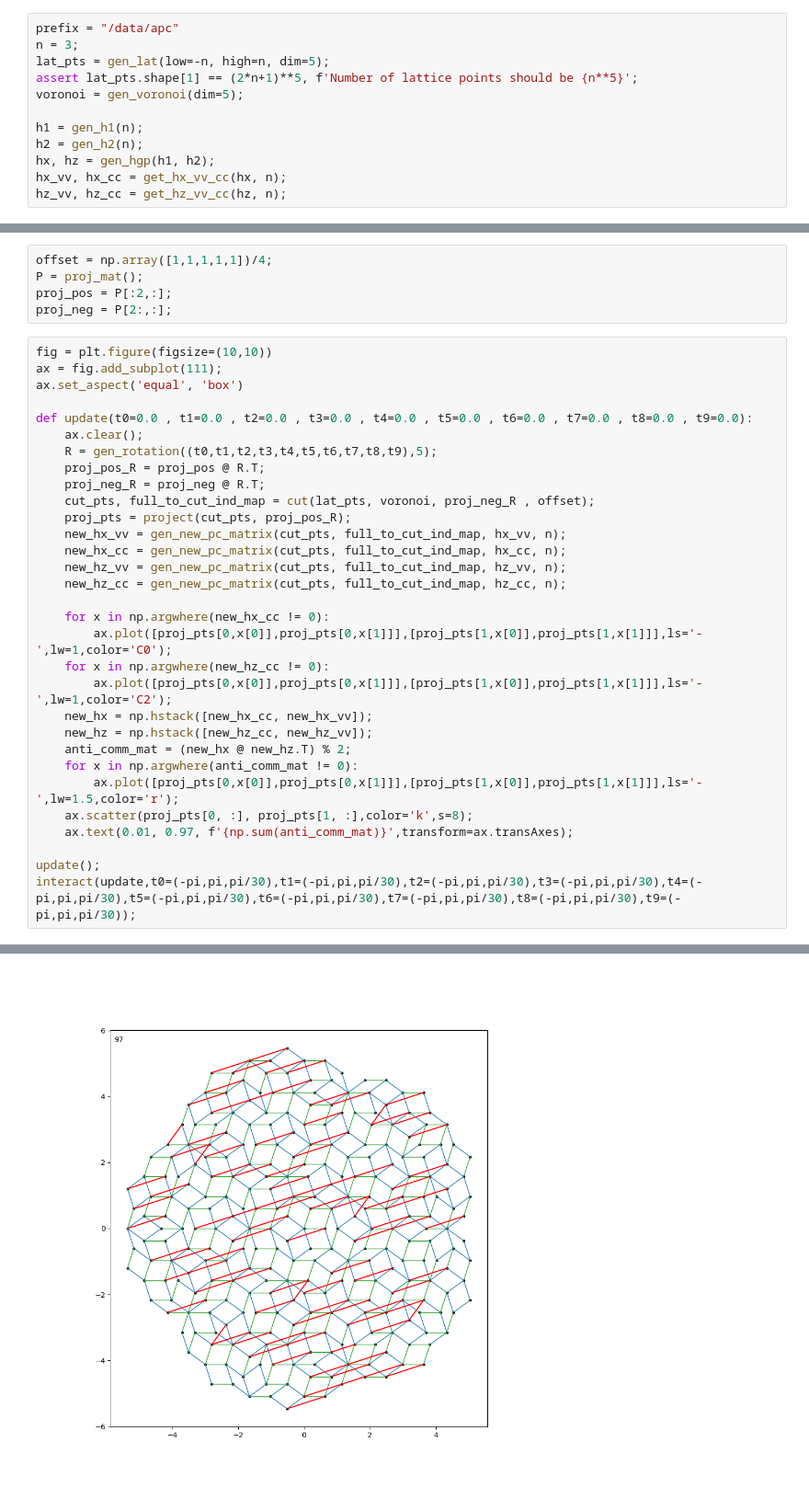
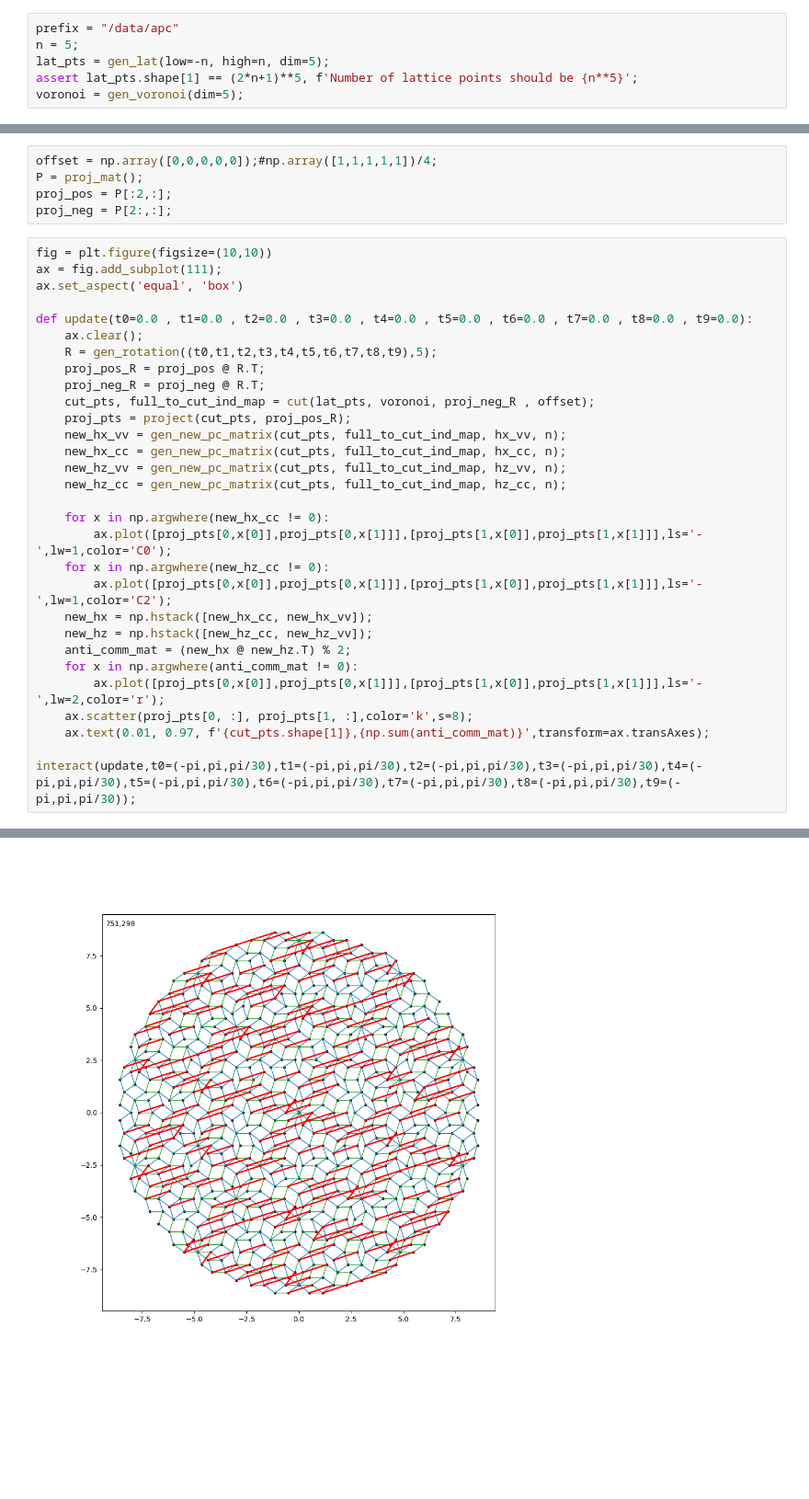
Before and after one commit to Rosetta-Tan/aperiodic-codes, a Jupyter notebook: aperiodic_codes/cut_and_project/rotated_p3.ipynb, the cells around one changed output, grey strips where cells are left out. Shown at 92% size. Cells and saved outputs as stored; diff of their text form; blank space fills up the shorter version.

```diff
--- a/aperiodic_codes/cut_and_project/rotated_p3.ipynb
+++ b/aperiodic_codes/cut_and_project/rotated_p3.ipynb
@@ -11,13 +11,7 @@ import matplotlib.pyplot as plt
 %matplotlib widget
 # %%
 prefix = "/data/apc"
-n = 3;
+n = 5;
 lat_pts = gen_lat(low=-n, high=n, dim=5);
 assert lat_pts.shape[1] == (2*n+1)**5, f'Number of lattice points should be {n**5}';
 voronoi = gen_voronoi(dim=5);
-
-h1 = gen_h1(n);
-h2 = gen_h2(n);
-hx, hz = gen_hgp(h1, h2);
-hx_vv, hx_cc = get_hx_vv_cc(hx, n);
-hz_vv, hz_cc = get_hz_vv_cc(hz, n);
@@ -24,39 +26,38 @@ hz_vv, hz_cc = get_hz_vv_cc(hz, n);
 # %%
-offset = np.array([1,1,1,1,1])/4;
+offset = np.array([0,0,0,0,0]);#np.array([1,1,1,1,1])/4;
 P = proj_mat();
 proj_pos = P[:2,:];
 proj_neg = P[2:,:];
 # %%
 fig = plt.figure(figsize=(10,10))
 ax = fig.add_subplot(111);
 ax.set_aspect('equal', 'box')
 
 def update(t0=0.0 , t1=0.0 , t2=0.0 , t3=0.0 , t4=0.0 , t5=0.0 , t6=0.0 , t7=0.0 , t8=0.0 , t9=0.0):
     ax.clear();
     R = gen_rotation((t0,t1,t2,t3,t4,t5,t6,t7,t8,t9),5);
     proj_pos_R = proj_pos @ R.T;
     proj_neg_R = proj_neg @ R.T;
     cut_pts, full_to_cut_ind_map = cut(lat_pts, voronoi, proj_neg_R , offset);
     proj_pts = project(cut_pts, proj_pos_R);
     new_hx_vv = gen_new_pc_matrix(cut_pts, full_to_cut_ind_map, hx_vv, n);
     new_hx_cc = gen_new_pc_matrix(cut_pts, full_to_cut_ind_map, hx_cc, n);
     new_hz_vv = gen_new_pc_matrix(cut_pts, full_to_cut_ind_map, hz_vv, n);
     new_hz_cc = gen_new_pc_matrix(cut_pts, full_to_cut_ind_map, hz_cc, n);
 
     for x in np.argwhere(new_hx_cc != 0):
         ax.plot([proj_pts[0,x[0]],proj_pts[0,x[1]]],[proj_pts[1,x[0]],proj_pts[1,x[1]]],ls='-',lw=1,color='C0');
     for x in np.argwhere(new_hz_cc != 0):
         ax.plot([proj_pts[0,x[0]],proj_pts[0,x[1]]],[proj_pts[1,x[0]],proj_pts[1,x[1]]],ls='-',lw=1,color='C2');
     new_hx = np.hstack([new_hx_cc, new_hx_vv]);
     new_hz = np.hstack([new_hz_cc, new_hz_vv]);
     anti_comm_mat = (new_hx @ new_hz.T) % 2;
     for x in np.argwhere(anti_comm_mat != 0):
-        ax.plot([proj_pts[0,x[0]],proj_pts[0,x[1]]],[proj_pts[1,x[0]],proj_pts[1,x[1]]],ls='-',lw=1.5,color='r');
+        ax.plot([proj_pts[0,x[0]],proj_pts[0,x[1]]],[proj_pts[1,x[0]],proj_pts[1,x[1]]],ls='-',lw=2,color='r');
     ax.scatter(proj_pts[0, :], proj_pts[1, :],color='k',s=8);
-    ax.text(0.01, 0.97, f'{np.sum(anti_comm_mat)}',transform=ax.transAxes);
+    ax.text(0.01, 0.97, f'{cut_pts.shape[1]},{np.sum(anti_comm_mat)}',transform=ax.transAxes);
 
-update();
 interact(update,t0=(-pi,pi,pi/30),t1=(-pi,pi,pi/30),t2=(-pi,pi,pi/30),t3=(-pi,pi,pi/30),t4=(-pi,pi,pi/30),t5=(-pi,pi,pi/30),t6=(-pi,pi,pi/30),t7=(-pi,pi,pi/30),t8=(-pi,pi,pi/30),t9=(-pi,pi,pi/30));
 # %% [output]
 interactive(children=(FloatSlider(value=0.0, description='t0', max=3.141592653589793, min=-3.141592653589793, …
-[figure, old version]
+[figure, new version]
```
Also changed, not shown: parts of 2 cells of this notebook, 1 other file.
